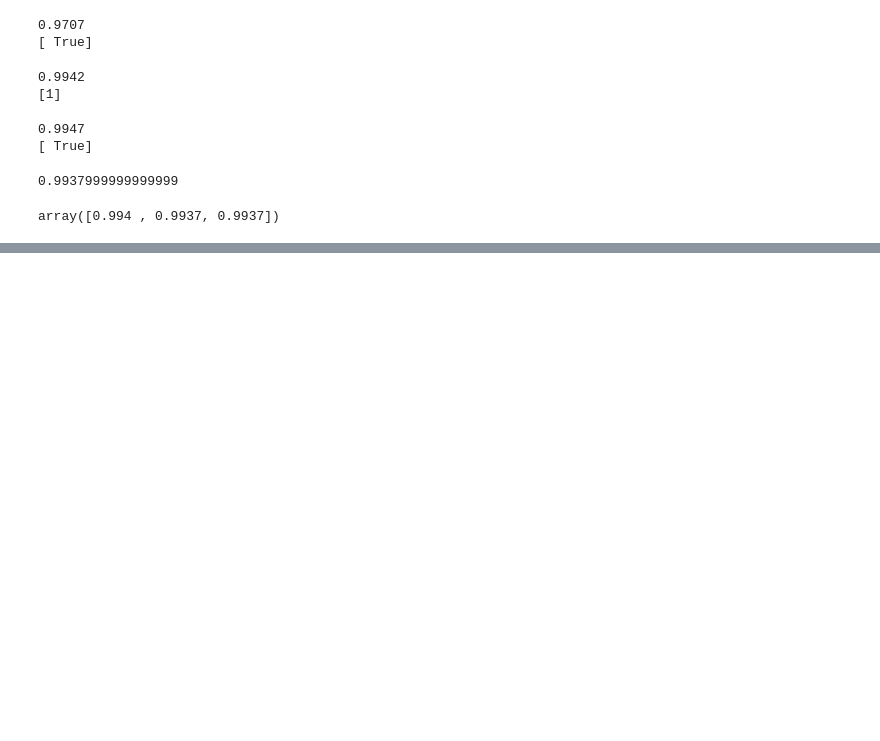
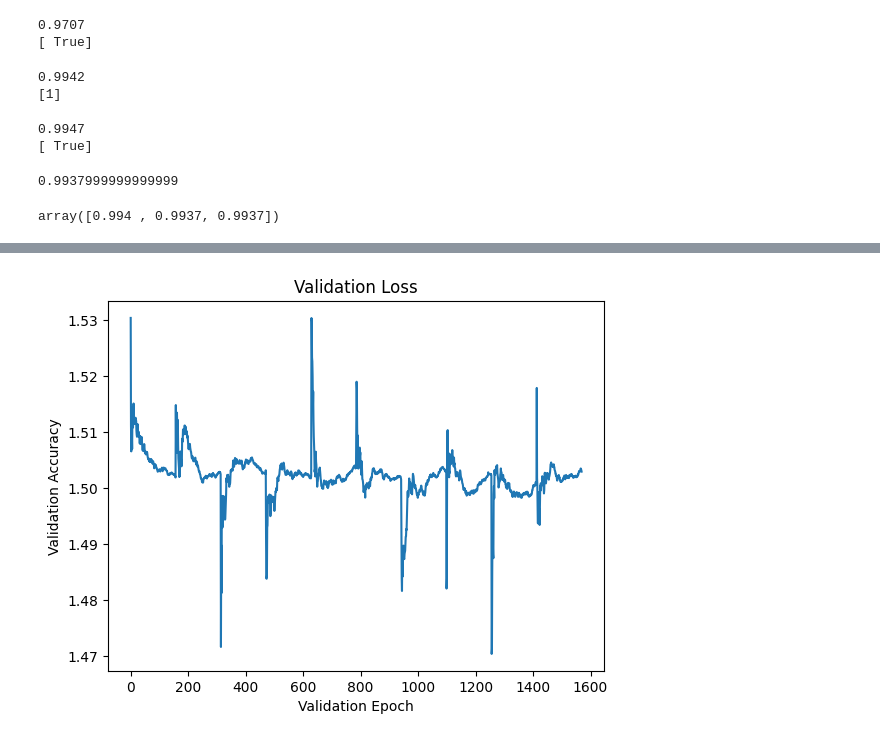
Before and after one commit to anuragshukla2404/Handwritten-Digit-Classification-, a Jupyter notebook: mnist.ipynb, the cells around one changed output, grey strips where cells are left out. Drawn from its saved outputs; the diff is of its cells as text; code cells hidden in the pictures; blank space fills up the shorter version.

```diff
--- a/mnist.ipynb
+++ b/mnist.ipynb
@@ -302,0 +347,13 @@ prediction: 0
+# %%
+
+
+
+# Now you can plot val_loss_list
+import matplotlib.pyplot as plt
+plt.plot(val_loss_list)
+plt.xlabel('Validation Epoch')
+plt.ylabel('Validation Accuracy')
+plt.title('Validation Loss')
+plt.show()
+# %% [output]
+[figure, added]
```
Also changed, not shown: parts of 25 cells of this notebook.
